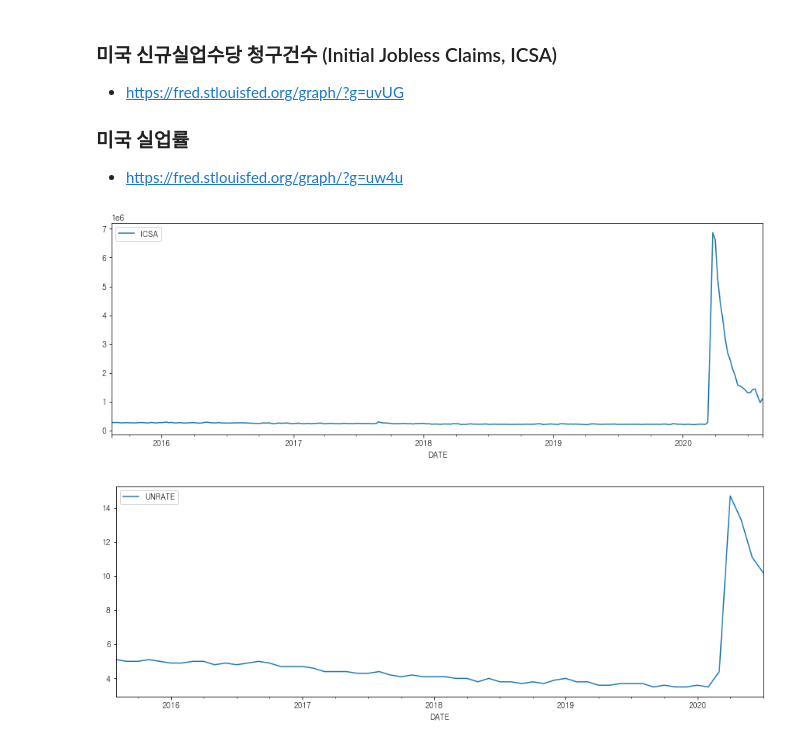
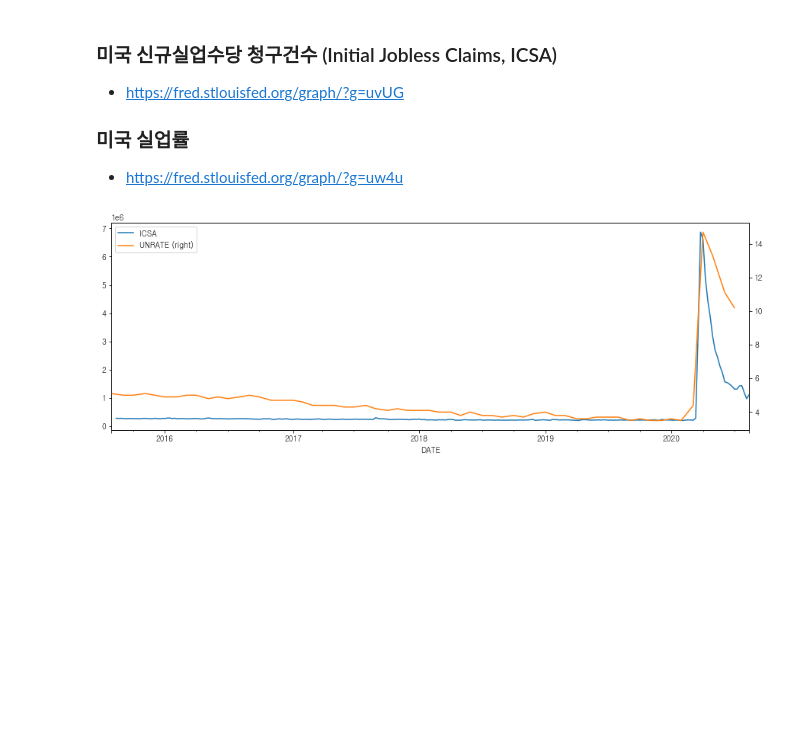
Before and after one commit to reddiana/blog, a Jupyter notebook: _notebooks/2020-08-19-Economic_indicators.ipynb, the cells around one changed output. Drawn from its saved outputs; the diff is of its cells as text; code cells hidden in the pictures; blank space fills up the shorter version.

```diff
--- a/_notebooks/2020-08-19-Economic_indicators.ipynb
+++ b/_notebooks/2020-08-19-Economic_indicators.ipynb
@@ -101,8 +101,7 @@ prm_wti = {
 }
 # %%
 url = 'https://www.investing.com/common/modules/js_instrument_chart/api/data.php'
-period = '1-year'
-prm_wti['period'] = period
+prm_wti['period'] = period = '1-year'
 prm_wti['pair_interval'] = iterval[period]
 indx_wti = [
     (8849   , 'WTI Futures'), # Crude Oil WTI Futures
@@ -180,20 +179,20 @@ from io import StringIO
 # %%
 indx_fed = [
     ('ICSA'  , '미국 신규실업수당 청구건수'),
     ('UNRATE', '미국 실업률'               ),
 ]
 url_fed = 'https://fred.stlouisfed.org/graph/fredgraph.csv'
+ax = None
 for id, labelNm in indx_fed:
     prm = {
             'id': id,
             'cosd': '2015-08-15', # from dt
             #'coed': '2020-08-15', # to dt
         }
     resp = requests.get(url_fed, params=prm)
     csv = StringIO(resp.text)
     df = pd.read_csv(csv).set_index('DATE')
     df.index = pd.to_datetime(df.index)
-    df.plot(label = labelNm)
+    ax = df.plot(ax=ax, label=labelNm, secondary_y=(ax != None))
 # %% [output]
-[figure, old version]
+[figure, new version]
-[figure, removed]
```
